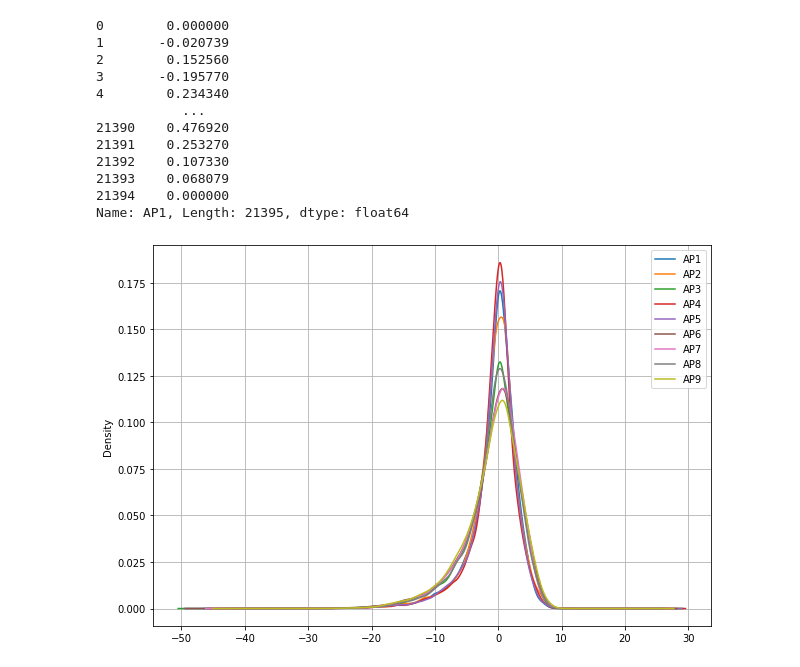
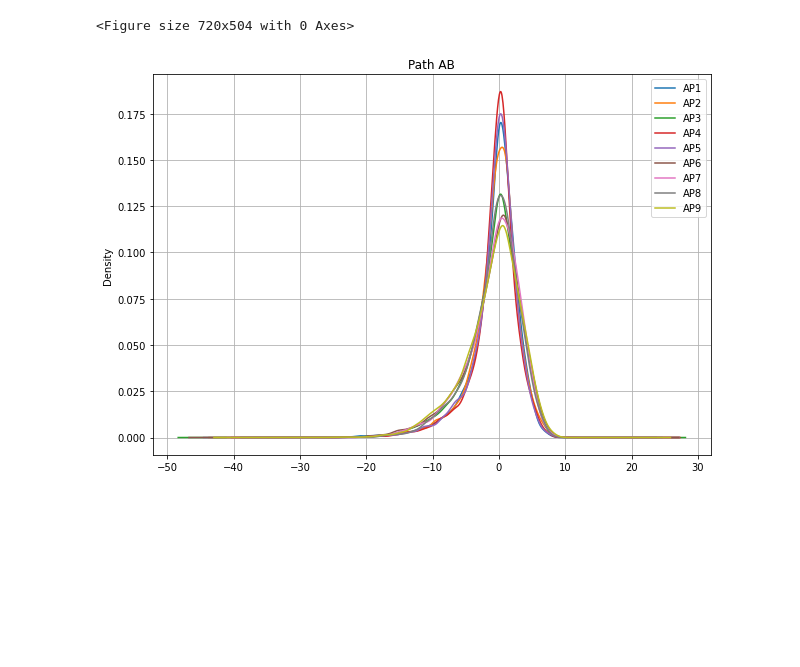
Before and after one commit to SamuelBFG/ga-fading, a Jupyter notebook: EDA_fading.ipynb, the cells around one changed output. Cells and saved outputs as stored; diff of their text form; code cells hidden in the pictures; blank space fills up the shorter version.

```diff
--- a/EDA_fading.ipynb
+++ b/EDA_fading.ipynb
@@ -54,24 +82,12 @@ pathAB.describe()
-# %%
-pathAB['AP1']
-# %% [output]
-0        0.000000
-1       -0.020739
-2        0.152560
-3       -0.195770
-4        0.234340
-           ...
-21390    0.476920
-21391    0.253270
-21392    0.107330
-21393    0.068079
-21394    0.000000
-Name: AP1, Length: 21395, dtype: float64
 # %%
+plt.figure(figsize=(10,7))
 pathAB.plot(kind='kde', figsize=(10,7))
 plt.grid(True)
+plt.title('Path AB')
 plt.show()
 # %% [output]
+<Figure size 720x504 with 0 Axes>
-[figure, old version]
+[figure, new version]
 # %%
 pathAB['AP6'].plot(kind='kde', figsize=(10,7))
 plt.grid(True)
```
Also changed, not shown: parts of 49 cells of this notebook.
